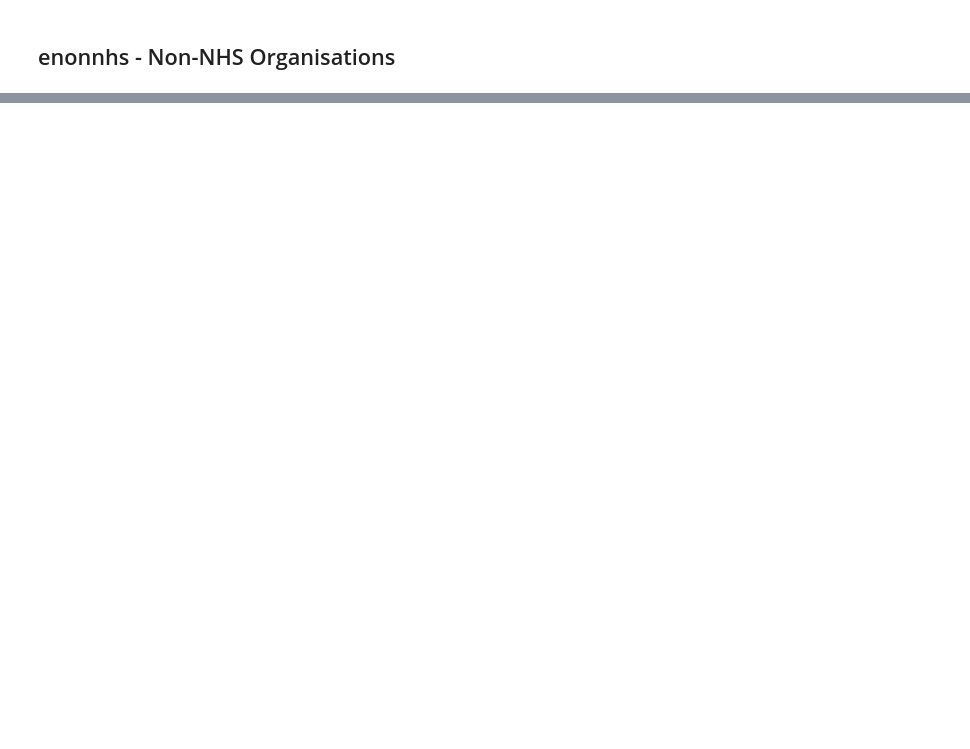
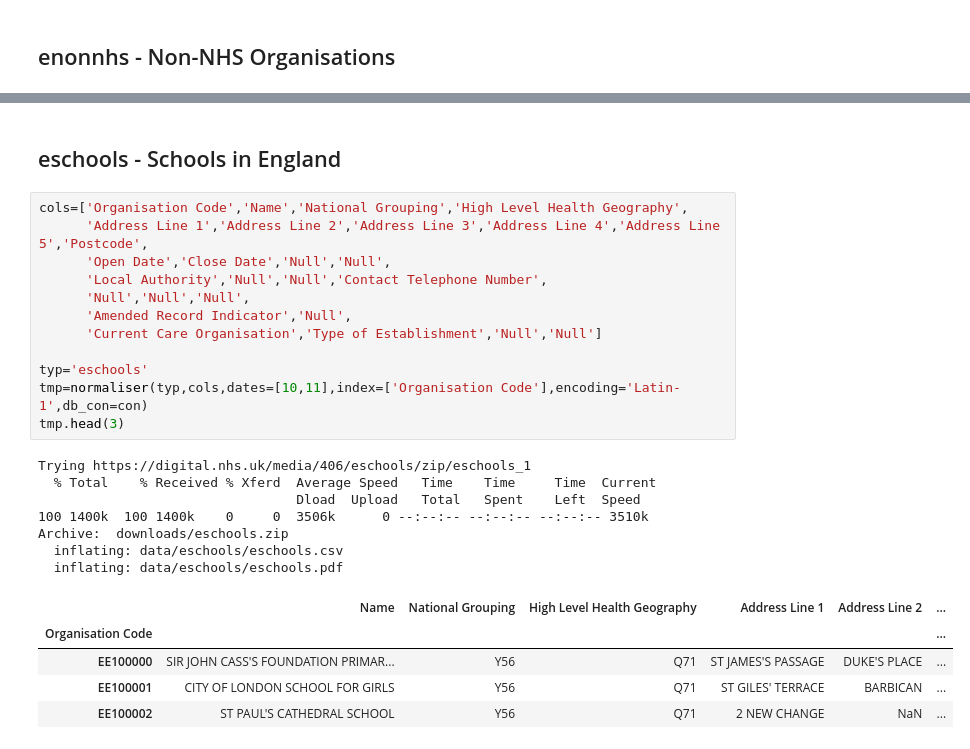
Before and after one commit to psychemedia/openHealthDataDoodles, a Jupyter notebook: notebooks/NHS and GP Administrative Data.ipynb, the cells around one changed output, grey strips where cells are left out. Cells and saved outputs as stored; diff of their text form; blank space fills up the shorter version.

```diff
--- a/notebooks/NHS and GP Administrative Data.ipynb
+++ b/notebooks/NHS and GP Administrative Data.ipynb
@@ -1183,0 +1192,27 @@ Archive:  downloads/enonnhs.zip
+# %% [markdown]
+## eschools - Schools in England
+# %%
+cols=['Organisation Code','Name','National Grouping','High Level Health Geography',
+      'Address Line 1','Address Line 2','Address Line 3','Address Line 4','Address Line 5','Postcode',
+      'Open Date','Close Date','Null','Null',
+      'Local Authority','Null','Null','Contact Telephone Number',
+      'Null','Null','Null',
+      'Amended Record Indicator','Null',
+      'Current Care Organisation','Type of Establishment','Null','Null']
+
+typ='eschools'
+tmp=normaliser(typ,cols,dates=[10,11],index=['Organisation Code'],encoding='Latin-1',db_con=con)
+tmp.head(3)
+# %% [output]
+Trying https://digital.nhs.uk/media/406/eschools/zip/eschools_1
+  % Total    % Received % Xferd  Average Speed   Time    Time     Time  Current
+                                 Dload  Upload   Total   Spent    Left  Speed
+100 1400k  100 1400k    0     0  3506k      0 --:--:-- --:--:-- --:--:-- 3510k
+Archive:  downloads/eschools.zip
+  inflating: data/eschools/eschools.csv
+  inflating: data/eschools/eschools.pdf
+|  | Name | National Grouping | High Level Health Geography | Address Line 1 | Address Line 2 | ... |
+| Organisation Code |  |  |  |  |  | ... |
+| EE100000 | SIR JOHN CASS'S FOUNDATION PRIMAR... | Y56 | Q71 | ST JAMES'S PASSAGE | DUKE'S PLACE | ... |
+| EE100001 | CITY OF LONDON SCHOOL FOR GIRLS | Y56 | Q71 | ST GILES' TERRACE | BARBICAN | ... |
+| EE100002 | ST PAUL'S CATHEDRAL SCHOOL | Y56 | Q71 | 2 NEW CHANGE | NaN | ... |
```
Also changed, not shown: parts of 36 cells of this notebook, 1 other file.
